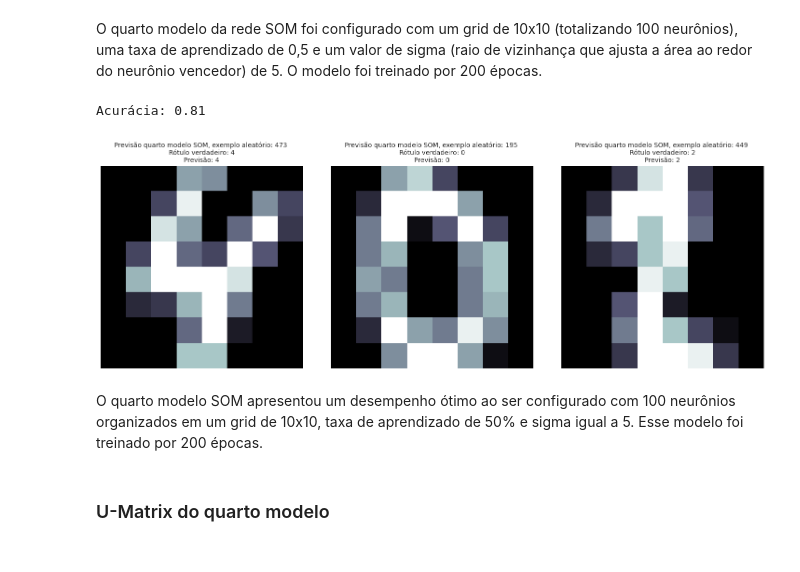
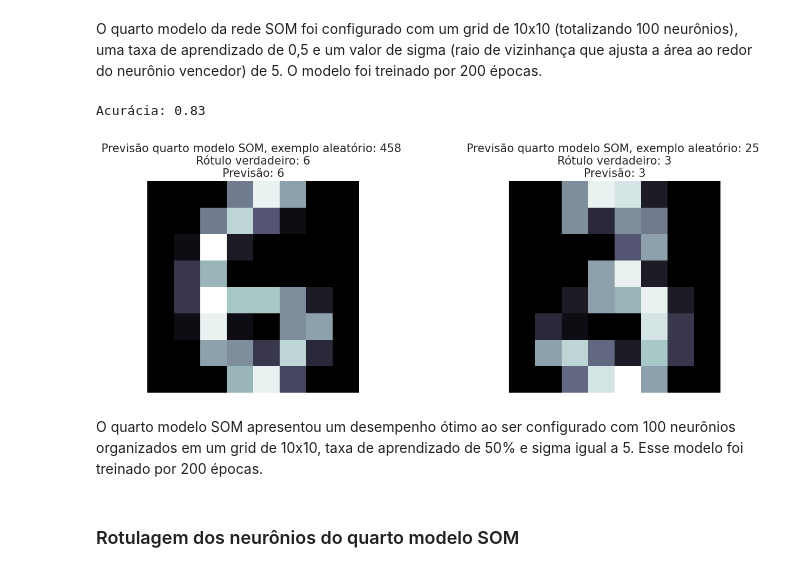
Before and after one commit to guipereira2/Projetos_RedesNeurais, a Jupyter notebook: Projeto 2 - Modelo não supervisionado/Projeto2.ipynb, the cells around one changed output. Cells and saved outputs as stored; diff of their text form; code cells hidden in the pictures.

```diff
--- a/Projeto 2 - Modelo não supervisionado/Projeto2.ipynb
+++ b/Projeto 2 - Modelo não supervisionado/Projeto2.ipynb
@@ -466,0 +479,29 @@ plt.colorbar(label='Distância Média')
+# %%
+# Mapeamento dos rótulos (utilizando o labels_map do pacote MINISOM)
+mapa_de_rotulos_3 = terceiro_modelo_som.labels_map(dados_treino_2, rotulos_treino_2)
+
+# Criar uma matriz 5x5 para armazenar as classes dominantes de cada neurônio
+classe_por_neuronio_3 = np.zeros((5, 5), dtype=int)  # Dimensão do SOM: 5x5
+
+# Iterar sobre os neurônios e identificar a classe dominante
+for (i, j), rotulo in mapa_de_rotulos_3.items():
+    # Encontrar a classe dominante para cada neurônio
+    classe_por_neuronio_3[i, j] = max(rotulo, key=rotulo.get)
+
+plt.figure(figsize=(8, 8))
+plt.imshow(classe_por_neuronio_3, cmap='Paired', origin='upper')
+
+# Adicionar os rótulos das classes no gráfico
+for i in range(5):  # Iterar sobre as linhas
+    for j in range(5):  # Iterar sobre as colunas
+        plt.text(j, i, str(classe_por_neuronio_3[i, j]),
+                 ha='center', va='center', color='white', fontsize=12)
+
+plt.colorbar(label="Classe") # Barra de cores indicando as classes
+plt.title("Classe Representada por Cada Neurônio no Terceiro Modelo SOM", fontsize=14)
+plt.xlabel("X")
+plt.ylabel("Y")
+plt.xticks(range(5))
+plt.yticks(range(5))
+plt.grid(color='gray', linestyle='--', linewidth=0.5, alpha=0.7)
+plt.tight_layout()
@@ -489,42 +532,41 @@ for cluster_4 in set(previsao_4):
     # Encontra os índices de todos os dados associados ao neurônio vencedor atual
     indices_4 = [i for i, vencedor in enumerate(previsao_4) if vencedor == cluster_4]
     # Conta a frequência dos rótulos verdadeiros dos dados pertencentes a este cluster
     contagem_rotulos_cluster_4 = Counter(rotulos_treino_2[indices_4])
     # Identifica o rótulo mais frequente no cluster atual
     rotulo_vencedor_4 = contagem_rotulos_cluster_4.most_common(1)[0][0]
     # Associa o neurônio (cluster) ao rótulo dominante
     clusters_4[cluster_4] = rotulo_vencedor_4
 
 # Fazer previsões com base nos clusters para os dados de teste
 previsoes_4 = [tuple(quarto_modelo_som.winner(i)) for i in dados_teste_2]
 array_de_previsoes_4 = np.array([clusters_4.get(vencedor_4, 0) for vencedor_4 in previsoes_4])
 
 # Calcular a acurácia
 acuracia_4 = accuracy_score(rotulos_teste_2, array_de_previsoes_4)
 print(f"Acurácia: {acuracia_4:.2f}")
 
-# Selecionar 3 exemplos aleatórios do quarto modelo
-indices_aleatorios_2 = random.sample(range(len(dados_teste_2)), 3)
+# Selecionar 2 exemplos aleatórios do quarto modelo
+indices_aleatorios_2 = random.sample(range(len(dados_teste_2)), 2)
 
 # Plotar os exemplos
-_, plot_2 = plt.subplots(1, len(indices_aleatorios_2), figsize=(15, 5))
+_, plot = plt.subplots(1, len(indices_aleatorios_2), figsize=(15, 5))
 
-for i, j in zip(indices_aleatorios_2, plot_2):
+for i, j in zip(indices_aleatorios_2, plot):
     j.imshow(dados_teste_2[i].reshape(8, 8), cmap="bone")
     j.set_title(
         f"Previsão quarto modelo SOM, exemplo aleatório: {i} \n"
         f"Rótulo verdadeiro: {rotulos_teste_2[i]}\n"
         f"Previsão: {array_de_previsoes_4[i]}",
-        fontsize=10
+        fontsize=15
     )
     j.axis("off")
 
 plt.tight_layout()
-plt.show()
 # %% [output]
-Acurácia: 0.81
+Acurácia: 0.83
-[figure, old version]
+[figure, new version]
 # %% [markdown]
 O quarto modelo SOM apresentou um desempenho ótimo ao ser configurado com 100 neurônios organizados em um grid de 10x10, taxa de aprendizado de 50% e sigma igual a 5. Esse modelo foi treinado por 200 épocas.
 # %% [markdown]
-### U-Matrix do quarto modelo
+### Rotulagem dos neurônios do quarto modelo SOM
```
Also changed, not shown: parts of 24 cells of this notebook.
